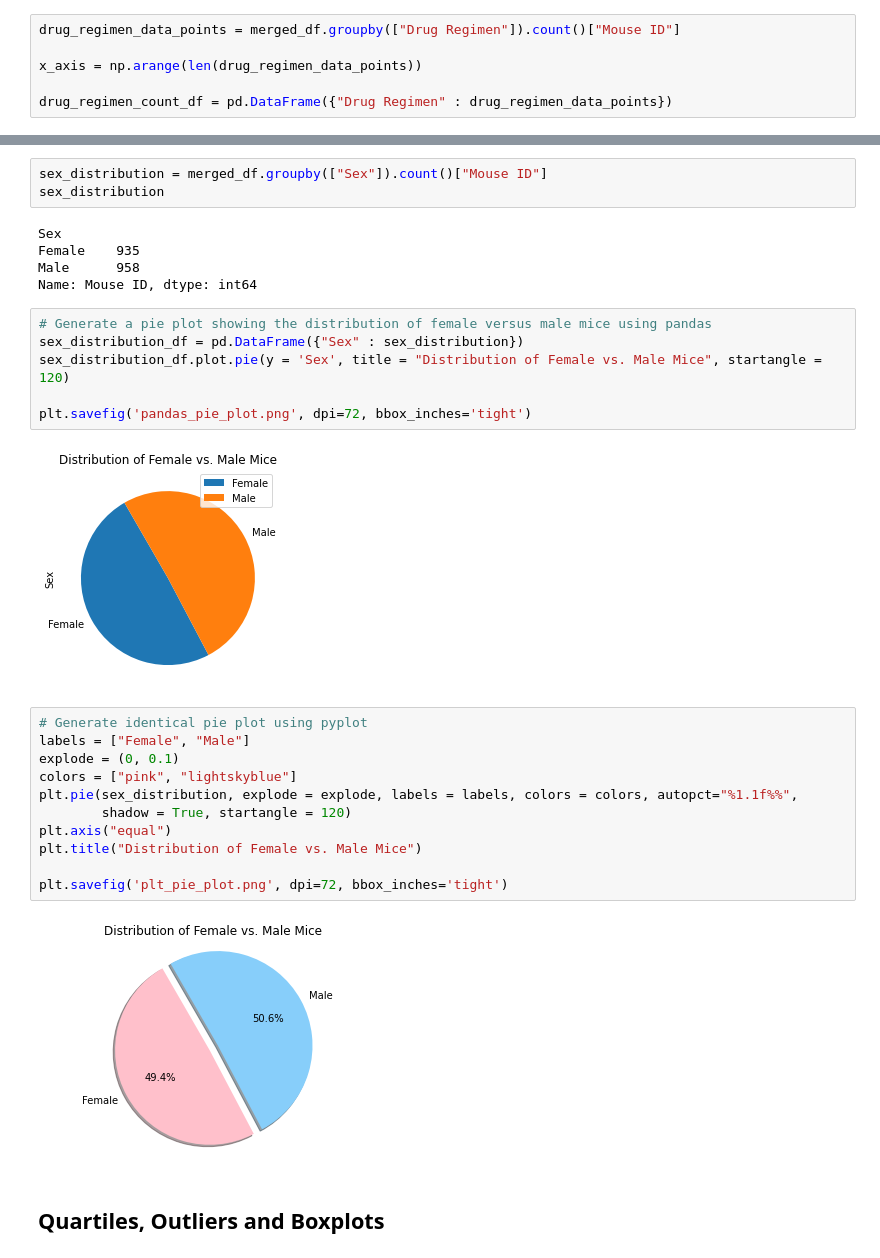
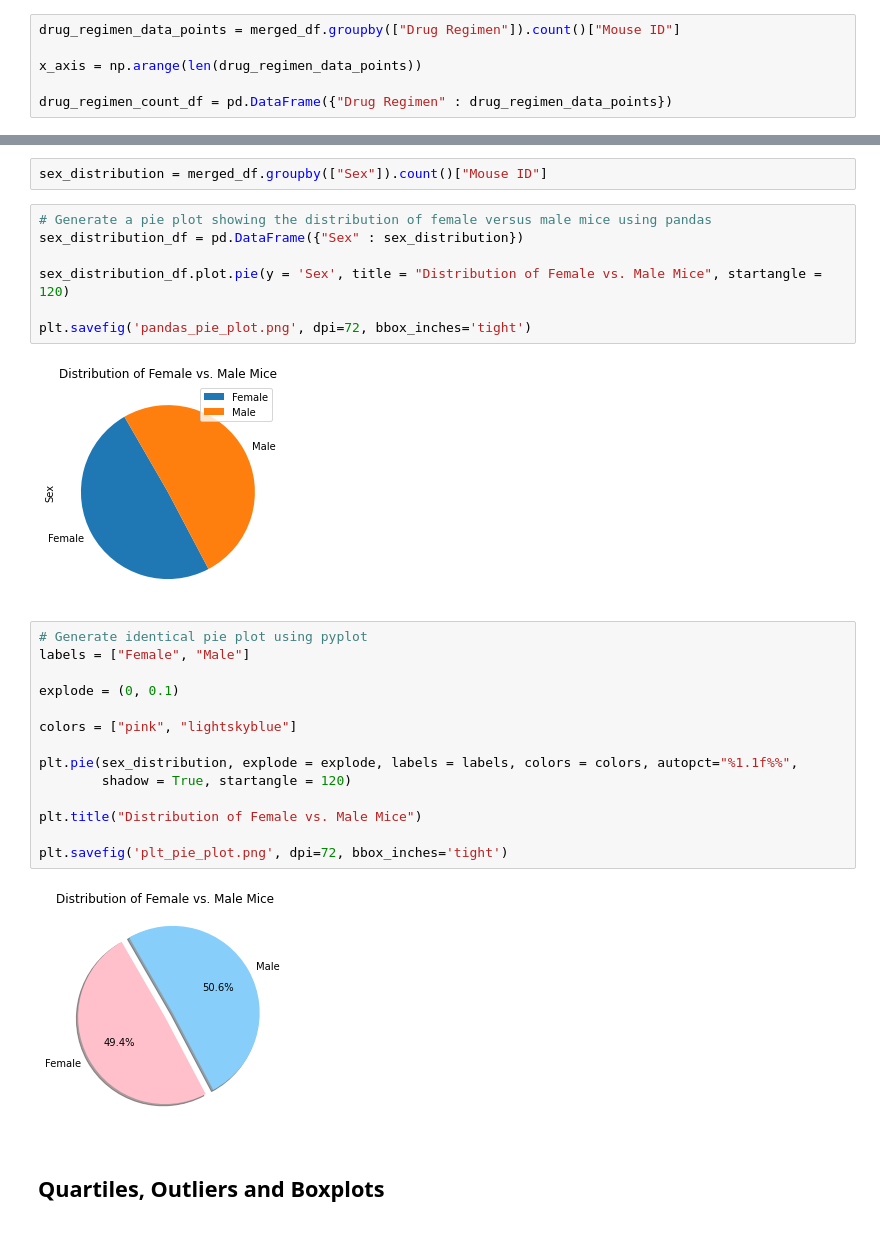
Before and after one commit to cveras33/matplotlib-challenge, a Jupyter notebook: Pymaceuticals/pymaceuticals_starter.ipynb, the cells around one changed output, grey strips where cells are left out. Drawn from its saved outputs; the diff is of its cells as text.

```diff
--- a/Pymaceuticals/pymaceuticals_starter.ipynb
+++ b/Pymaceuticals/pymaceuticals_starter.ipynb
@@ -138,15 +137,10 @@ plt.savefig('plt_bar_plot.png', dpi=72, bbox_inches='tight')
 [figure]
 # %%
 sex_distribution = merged_df.groupby(["Sex"]).count()["Mouse ID"]
-sex_distribution
-# %% [output]
-Sex
-Female    935
-Male      958
-Name: Mouse ID, dtype: int64
 # %%
 # Generate a pie plot showing the distribution of female versus male mice using pandas
 sex_distribution_df = pd.DataFrame({"Sex" : sex_distribution})
+
 sex_distribution_df.plot.pie(y = 'Sex', title = "Distribution of Female vs. Male Mice", startangle = 120)
 
 plt.savefig('pandas_pie_plot.png', dpi=72, bbox_inches='tight')
@@ -155,16 +149,19 @@ plt.savefig('pandas_pie_plot.png', dpi=72, bbox_inches='tight')
 # %%
 # Generate identical pie plot using pyplot
 labels = ["Female", "Male"]
+
 explode = (0, 0.1)
+
 colors = ["pink", "lightskyblue"]
+
 plt.pie(sex_distribution, explode = explode, labels = labels, colors = colors, autopct="%1.1f%%",
         shadow = True, startangle = 120)
-plt.axis("equal")
+
 plt.title("Distribution of Female vs. Male Mice")
 
 plt.savefig('plt_pie_plot.png', dpi=72, bbox_inches='tight')
 # %% [output]
-[figure, old version]
+[figure, new version]
 # %% [markdown]
 ## Quartiles, Outliers and Boxplots
 # %%
```
Also changed, not shown: parts of 3 cells of this notebook, 2 other files.
